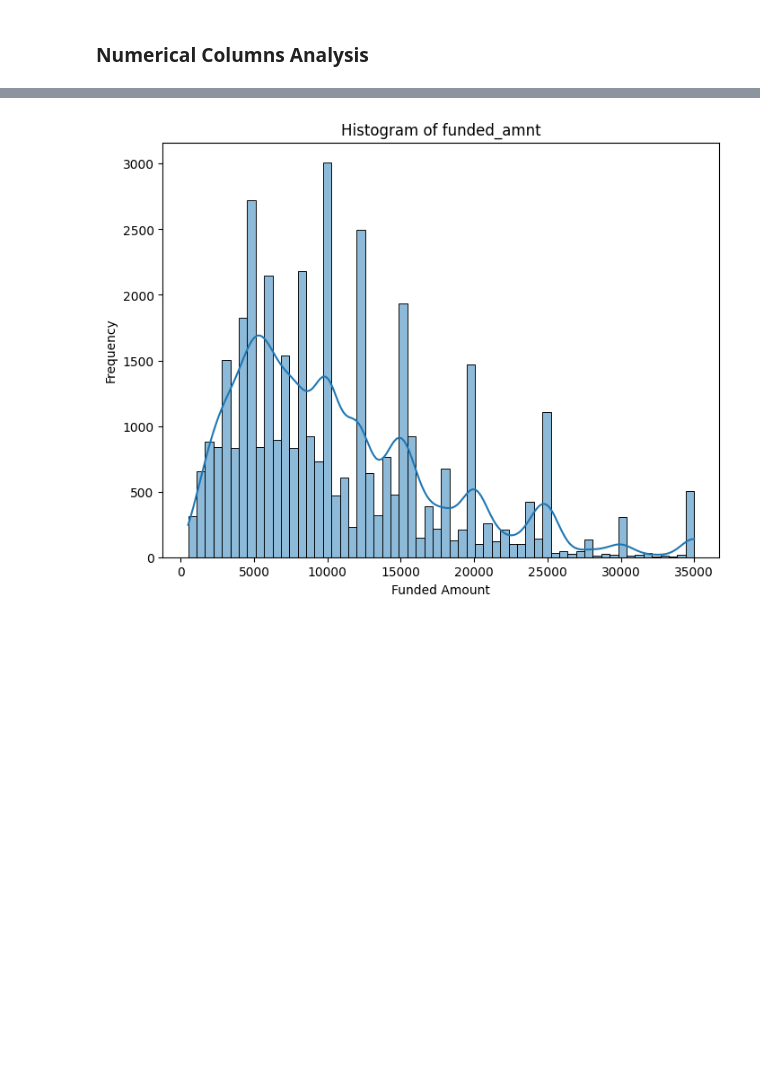
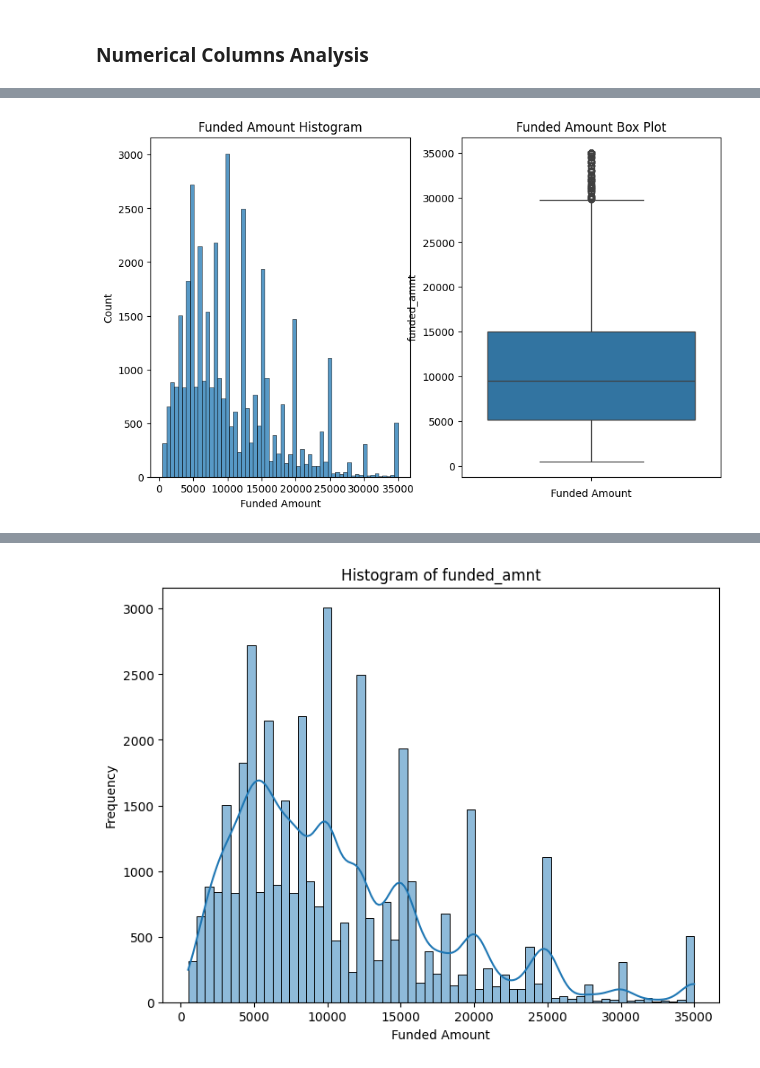
Before and after one commit to balu337/LendingClubRepo, a Jupyter notebook: LC_v1.ipynb, the cells around one changed output, grey strips where cells are left out. Drawn from its saved outputs; the diff is of its cells as text; code cells hidden in the pictures; blank space fills up the shorter version.

```diff
--- a/LC_v1.ipynb
+++ b/LC_v1.ipynb
@@ -25,6 +27,6 @@ Drive already mounted at /content/drive; to attempt to forcibly remount, call dr
 # %%
-#filepath="/content/drive/MyDrive/IITB_AIML/1_Statistics/LendingClubCaseStudy/loan.csv"
-filepath="/content/drive/MyDrive/LendingClub/loan.csv"
+filepath="/content/drive/MyDrive/IITB_AIML/1_Statistics/LendingClubCaseStudy/loan.csv"
+#filepath="/content/drive/MyDrive/LendingClub/loan.csv"
 
 
 df = pd.read_csv(filepath)
@@ -573,0 +603,4 @@ extra_col =['id', 'member_id', 'total_pymnt_inv','zip_code','out_prncp','out_prn
+# %%
+drawPlots (df1['funded_amnt'],"Funded Amount")
+# %% [output]
+[figure, added]
```
Also changed, not shown: parts of 51 cells of this notebook.
